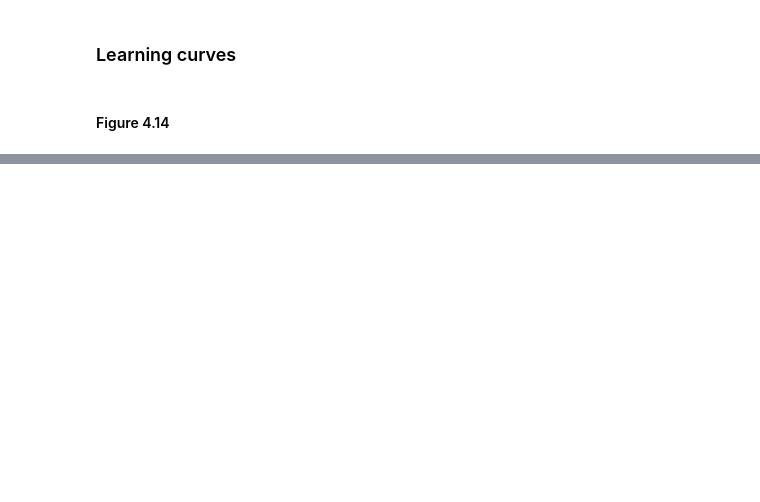
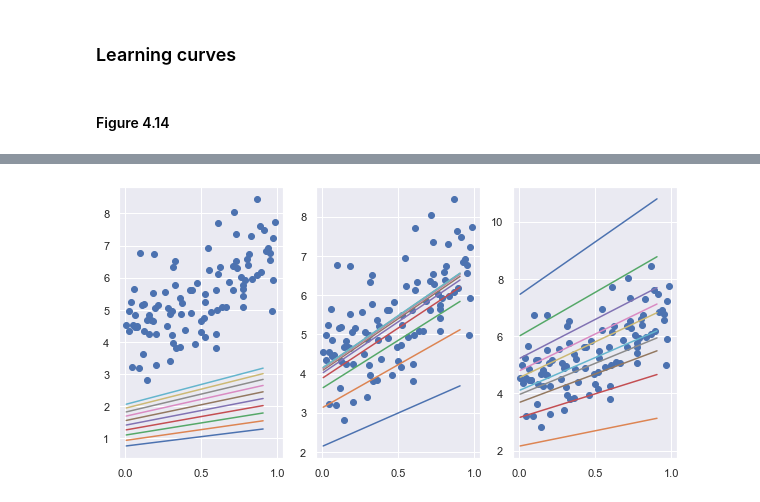
Before and after one commit to jvenepal/homl2, a Jupyter notebook: 4_training_models.ipynb, the cells around one changed output, grey strips where cells are left out. Cells and saved outputs as stored; diff of their text form; code cells hidden in the pictures; blank space fills up the shorter version.

```diff
--- a/4_training_models.ipynb
+++ b/4_training_models.ipynb
@@ -104,0 +154,16 @@ Canvas(toolbar=Toolbar(toolitems=[('Home', 'Reset original view', 'home', 'home'
+# %%
+etas = [.02, .2, .7]
+x_new = np.arange(np.min(x), np.max(x), 0.1)
+x_new_b = np.c_[np.ones_like(x_new), x_new]
+fig = plt.figure(figsize=(10, 5))
+for i, eta in enumerate(etas):
+    ax = plt.subplot(1, 3, i+1)
+    ax.scatter(x, y)
+    theta = np.random.rand(2, 1)
+    for j in range(10):
+        gradients = 2 * x_b.T.dot(x_b.dot(theta) - y) / n
+        theta = theta - eta * gradients
+        y_new = x_new_b.dot(theta)
+        ax.plot(x_new, y_new)
+# %% [output]
+[figure, added]
```
Also changed, not shown: parts of 44 cells of this notebook.
